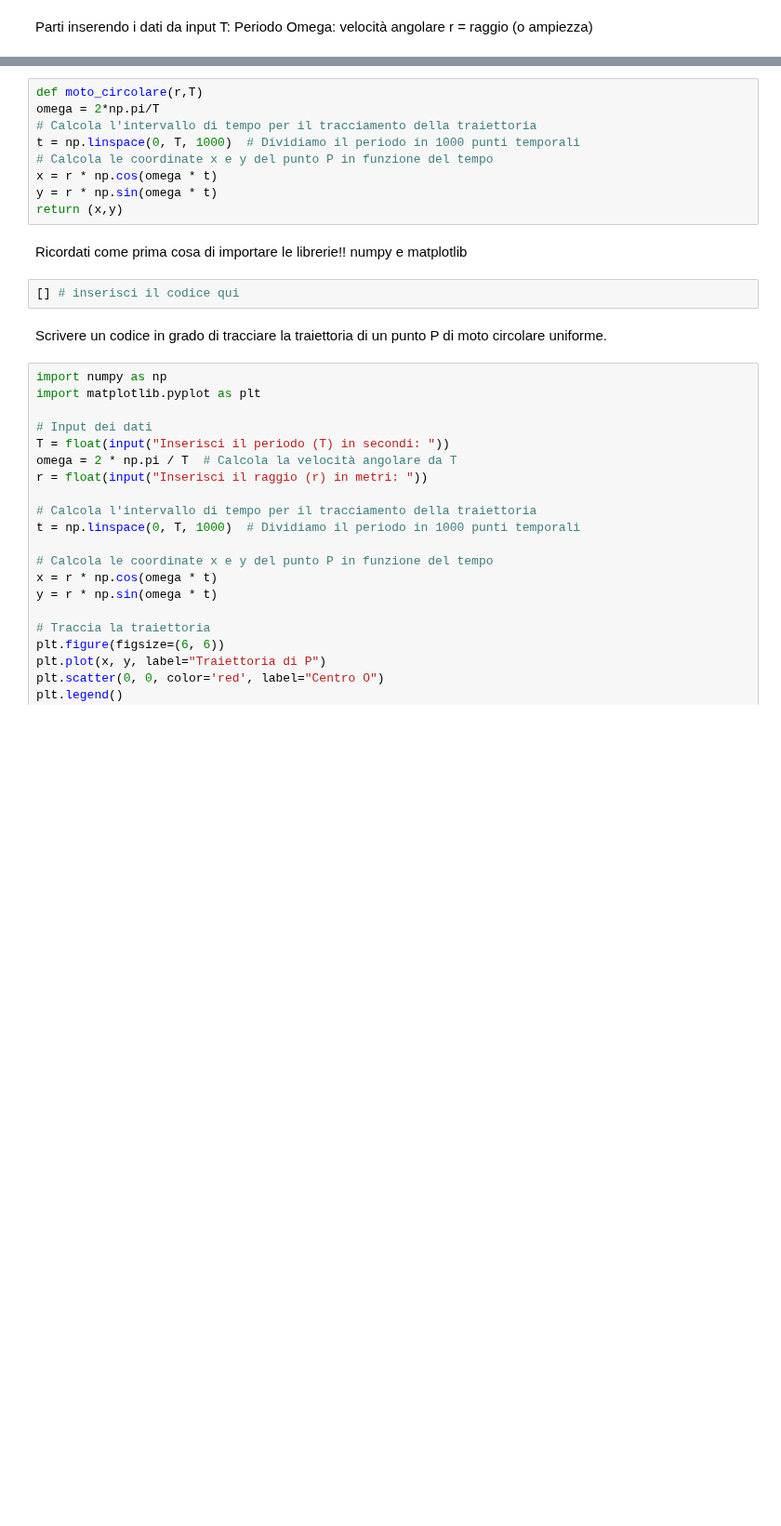
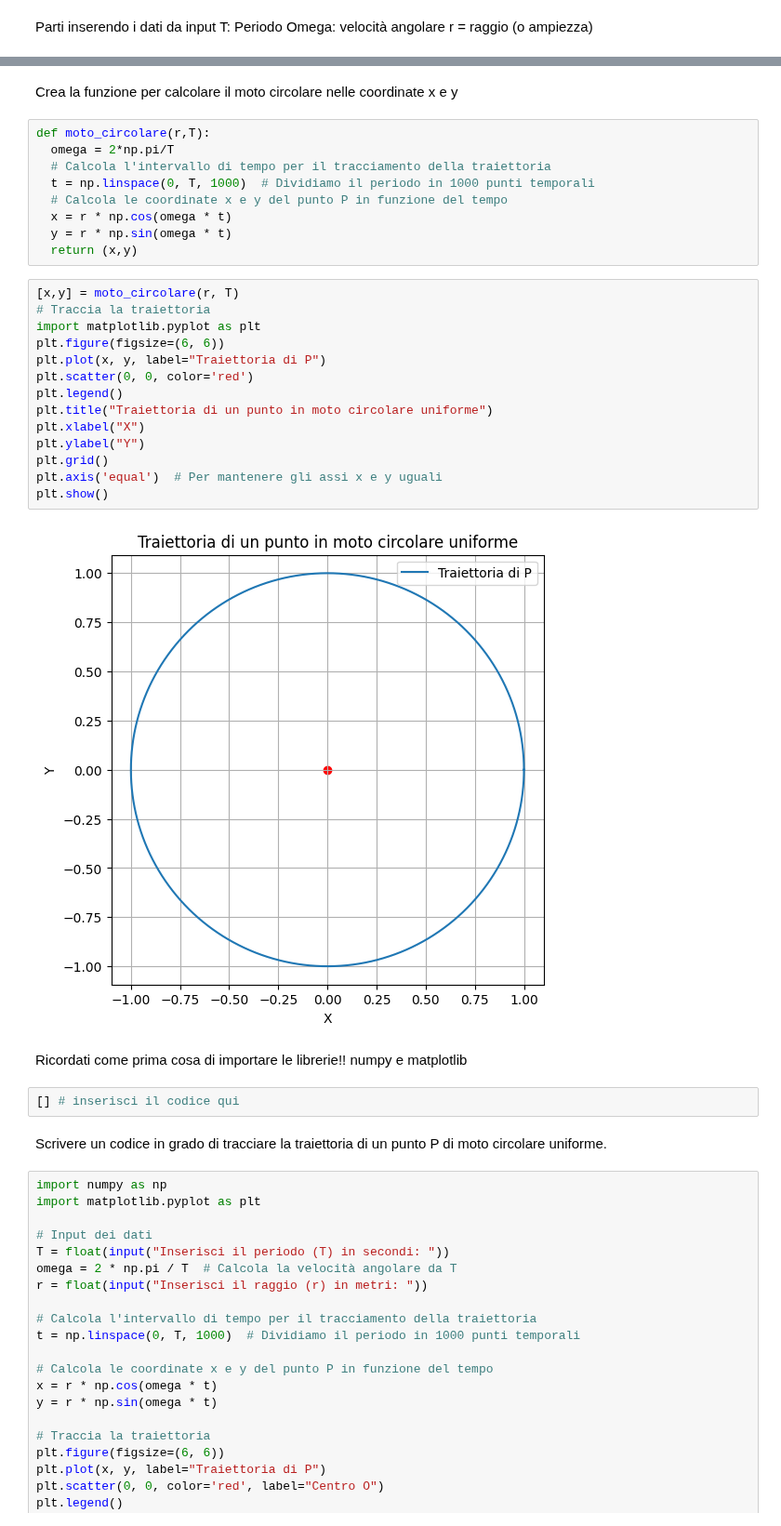
Before and after one commit to Finardiprof/Python, a Jupyter notebook: Moto_Circolare_e_Armonico.ipynb, the cells around one changed output, grey strips where cells are left out. Shown at 93% size. Cells and saved outputs as stored; diff of their text form; blank space fills up the shorter version.

```diff
--- a/Moto_Circolare_e_Armonico.ipynb
+++ b/Moto_Circolare_e_Armonico.ipynb
@@ -16,12 +21,30 @@ T = float(input('Inserisci il periodo: '))                # durata del moto
+# %% [markdown]
+Crea la funzione per calcolare il moto circolare nelle coordinate x e y
 # %%
-def moto_circolare(r,T)
-omega = 2*np.pi/T
-# Calcola l'intervallo di tempo per il tracciamento della traiettoria
-t = np.linspace(0, T, 1000)  # Dividiamo il periodo in 1000 punti temporali
-# Calcola le coordinate x e y del punto P in funzione del tempo
-x = r * np.cos(omega * t)
-y = r * np.sin(omega * t)
-return (x,y)
+def moto_circolare(r,T):
+  omega = 2*np.pi/T
+  # Calcola l'intervallo di tempo per il tracciamento della traiettoria
+  t = np.linspace(0, T, 1000)  # Dividiamo il periodo in 1000 punti temporali
+  # Calcola le coordinate x e y del punto P in funzione del tempo
+  x = r * np.cos(omega * t)
+  y = r * np.sin(omega * t)
+  return (x,y)
+# %%
+[x,y] = moto_circolare(r, T)
+# Traccia la traiettoria
+import matplotlib.pyplot as plt
+plt.figure(figsize=(6, 6))
+plt.plot(x, y, label="Traiettoria di P")
+plt.scatter(0, 0, color='red')
+plt.legend()
+plt.title("Traiettoria di un punto in moto circolare uniforme")
+plt.xlabel("X")
+plt.ylabel("Y")
+plt.grid()
+plt.axis('equal')  # Per mantenere gli assi x e y uguali
+plt.show()
+# %% [output]
+[figure, added]
 # %% [markdown]
 Ricordati come prima cosa di importare le librerie!!
 numpy e matplotlib
```
Also changed, not shown: parts of 2 cells of this notebook.
